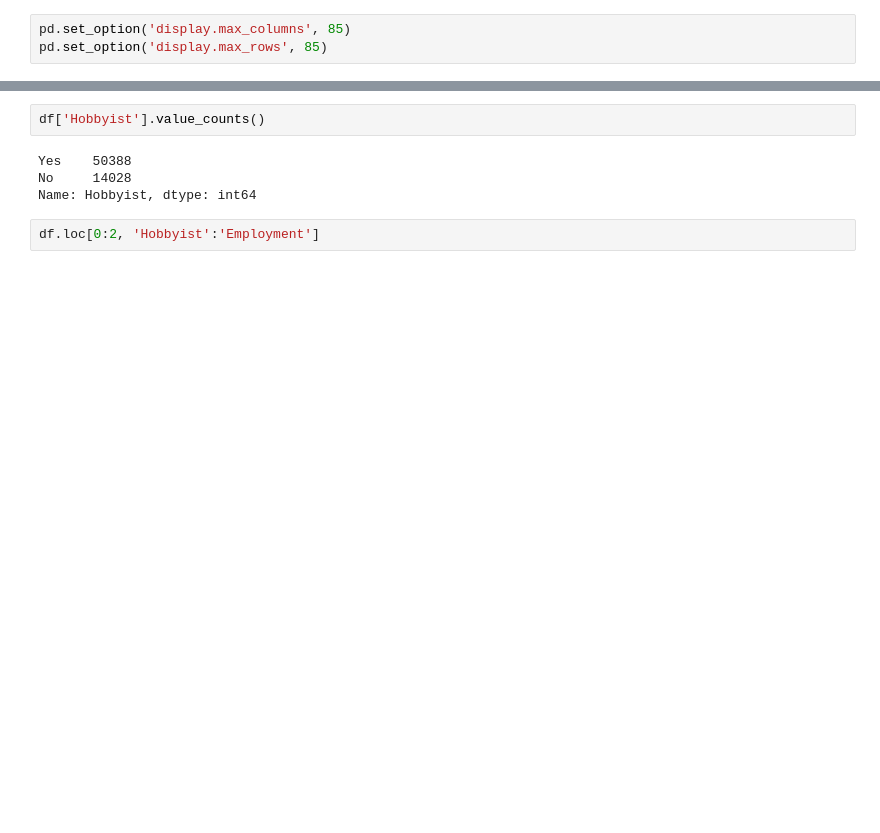
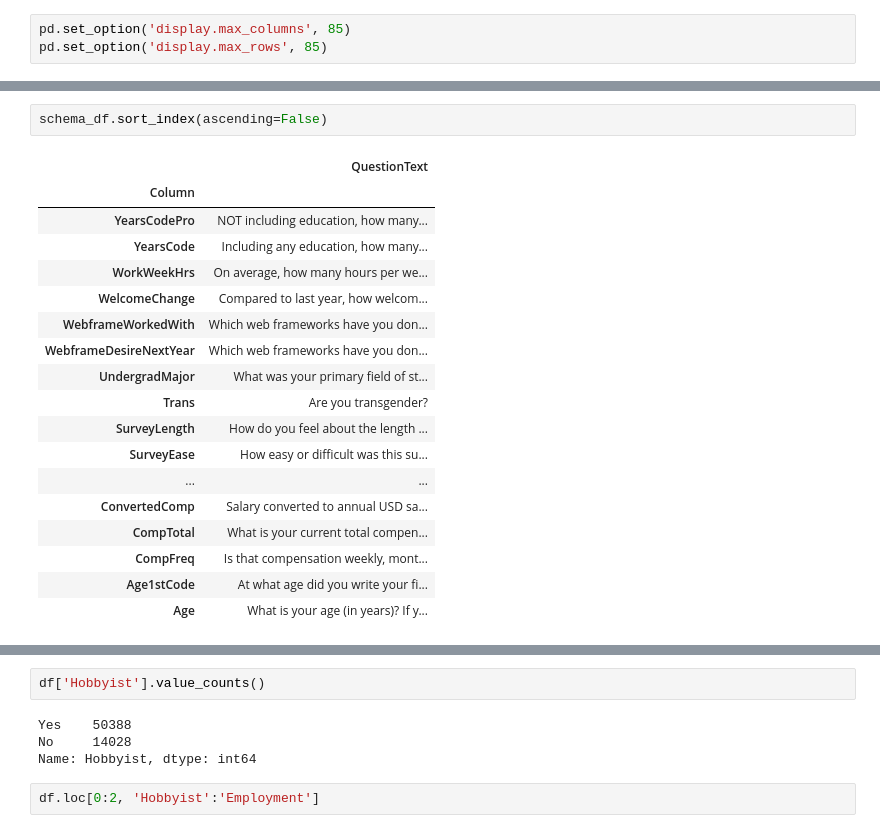
Before and after one commit to Hassanalihazaraa/pandas, a Jupyter notebook: learning_pandas.ipynb, the cells around one changed output, grey strips where cells are left out. Cells and saved outputs as stored; diff of their text form; blank space fills up the shorter version.

```diff
--- a/learning_pandas.ipynb
+++ b/learning_pandas.ipynb
@@ -39,3 +86,24 @@ schema_df
+# %%
+schema_df.sort_index(ascending=False)
+# %% [output]
+|  | QuestionText |
+| Column |  |
+| YearsCodePro | NOT including education, how many... |
+| YearsCode | Including any education, how many... |
+| WorkWeekHrs | On average, how many hours per we... |
+| WelcomeChange | Compared to last year, how welcom... |
+| WebframeWorkedWith | Which web frameworks have you don... |
+| WebframeDesireNextYear | Which web frameworks have you don... |
+| UndergradMajor | What was your primary field of st... |
+| Trans | Are you transgender? |
+| SurveyLength | How do you feel about the length ... |
+| SurveyEase | How easy or difficult was this su... |
+| ... | ... |
+| ConvertedComp | Salary converted to annual USD sa... |
+| CompTotal | What is your current total compen... |
+| CompFreq | Is that compensation weekly, mont... |
+| Age1stCode | At what age did you write your fi... |
+| Age | What is your age (in years)? If y... |
 # %%
 df.shape
 # %% [output]
```
Also changed, not shown: parts of 11 cells of this notebook, 1 other file.
